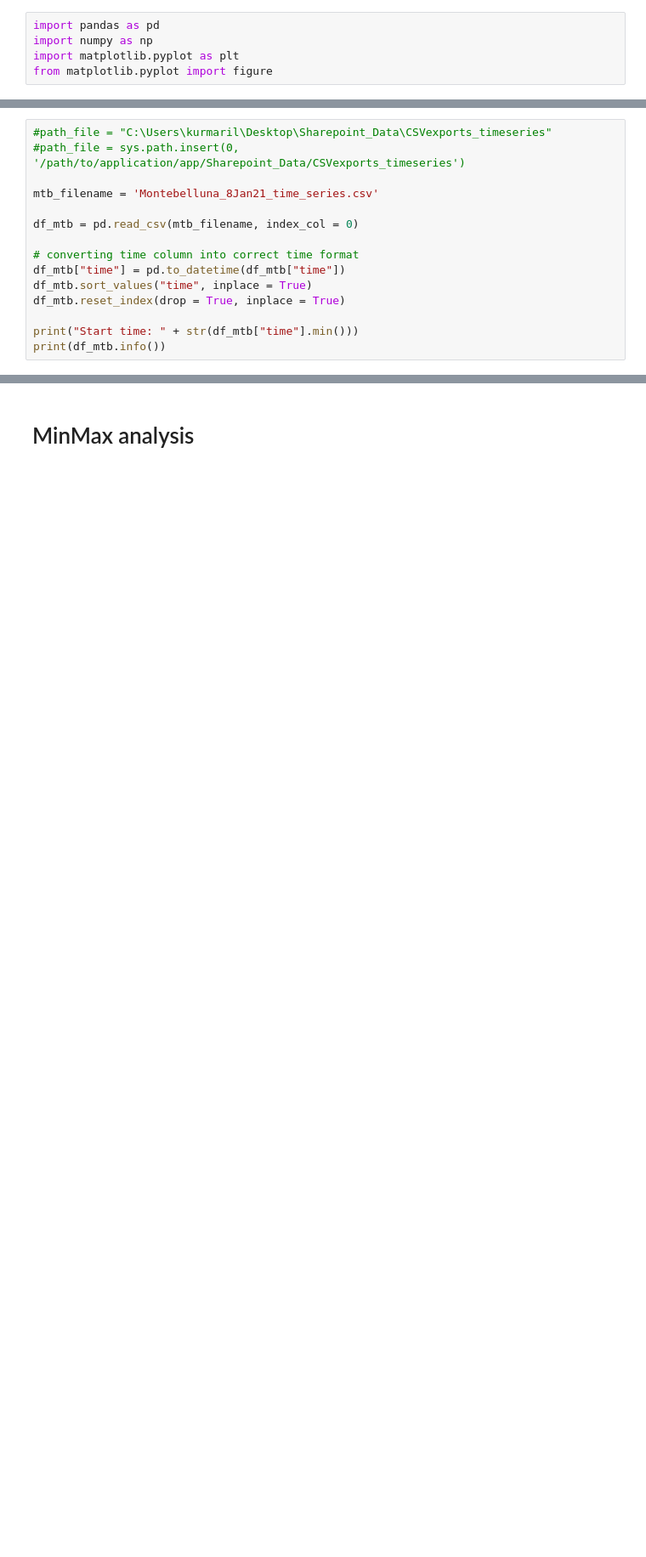
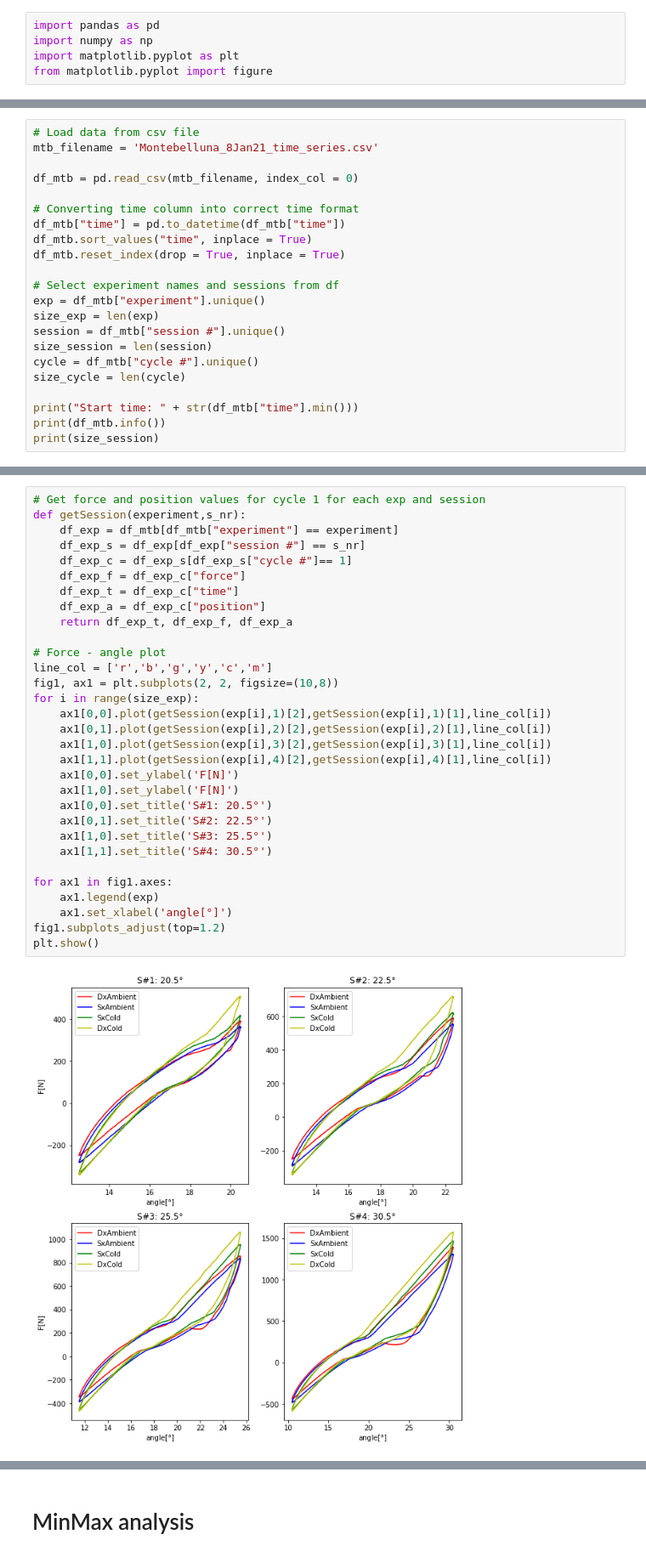
Before and after one commit to raphaFanti/bootSensing, a Jupyter notebook: analysis/06. Analysis_MTB_080121/Reproducibility_analysis.ipynb, the cells around one changed output, grey strips where cells are left out. Shown: that part at 85% size. Drawn from its saved outputs; the diff is of its cells as text; blank space fills up the shorter version.

```diff
--- a/analysis/06. Analysis_MTB_080121/Reproducibility_analysis.ipynb
+++ b/analysis/06. Analysis_MTB_080121/Reproducibility_analysis.ipynb
@@ -21,18 +23,25 @@ from matplotlib.pyplot import figure
 # %%
-#path_file = "C:\Users\kurmaril\Desktop\Sharepoint_Data\CSVexports_timeseries"
-#path_file = sys.path.insert(0, '/path/to/application/app/Sharepoint_Data/CSVexports_timeseries')
-
+# Load data from csv file
 mtb_filename = 'Montebelluna_8Jan21_time_series.csv'
 
 df_mtb = pd.read_csv(mtb_filename, index_col = 0)
 
-# converting time column into correct time format
+# Converting time column into correct time format
 df_mtb["time"] = pd.to_datetime(df_mtb["time"])
 df_mtb.sort_values("time", inplace = True)
 df_mtb.reset_index(drop = True, inplace = True)
 
+# Select experiment names and sessions from df
+exp = df_mtb["experiment"].unique()
+size_exp = len(exp)
+session = df_mtb["session #"].unique()
+size_session = len(session)
+cycle = df_mtb["cycle #"].unique()
+size_cycle = len(cycle)
+
 print("Start time: " + str(df_mtb["time"].min()))
 print(df_mtb.info())
+print(size_session)
 # %% [output]
 Start time: 2021-01-08 10:10:55.052250
 <class 'pandas.core.frame.DataFrame'>
@@ -52,0 +67,33 @@ None
+# %%
+# Get force and position values for cycle 1 for each exp and session
+def getSession(experiment,s_nr):
+    df_exp = df_mtb[df_mtb["experiment"] == experiment]
+    df_exp_s = df_exp[df_exp["session #"] == s_nr]
+    df_exp_c = df_exp_s[df_exp_s["cycle #"]== 1]
+    df_exp_f = df_exp_c["force"]
+    df_exp_t = df_exp_c["time"]
+    df_exp_a = df_exp_c["position"]
+    return df_exp_t, df_exp_f, df_exp_a
+
+# Force - angle plot
+line_col = ['r','b','g','y','c','m']
+fig1, ax1 = plt.subplots(2, 2, figsize=(10,8))
+for i in range(size_exp):
+    ax1[0,0].plot(getSession(exp[i],1)[2],getSession(exp[i],1)[1],line_col[i])
+    ax1[0,1].plot(getSession(exp[i],2)[2],getSession(exp[i],2)[1],line_col[i])
+    ax1[1,0].plot(getSession(exp[i],3)[2],getSession(exp[i],3)[1],line_col[i])
+    ax1[1,1].plot(getSession(exp[i],4)[2],getSession(exp[i],4)[1],line_col[i])
+    ax1[0,0].set_ylabel('F[N]')
+    ax1[1,0].set_ylabel('F[N]')
+    ax1[0,0].set_title('S#1: 20.5°')
+    ax1[0,1].set_title('S#2: 22.5°')
+    ax1[1,0].set_title('S#3: 25.5°')
+    ax1[1,1].set_title('S#4: 30.5°')
+
+for ax1 in fig1.axes:
+    ax1.legend(exp)
+    ax1.set_xlabel('angle[°]')
+fig1.subplots_adjust(top=1.2)
+plt.show()
+# %% [output]
+[figure, added]
```
Also changed, not shown: parts of 31 cells of this notebook.
